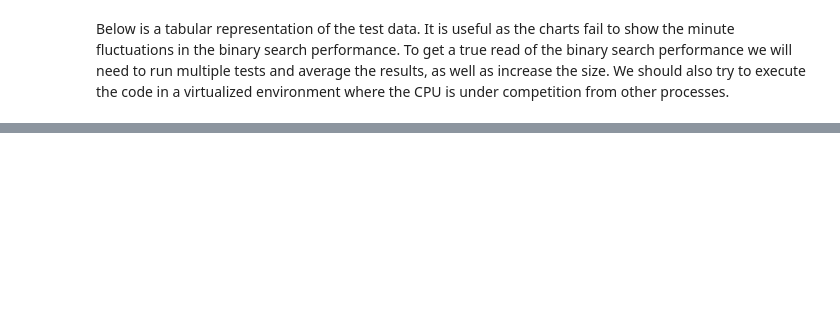
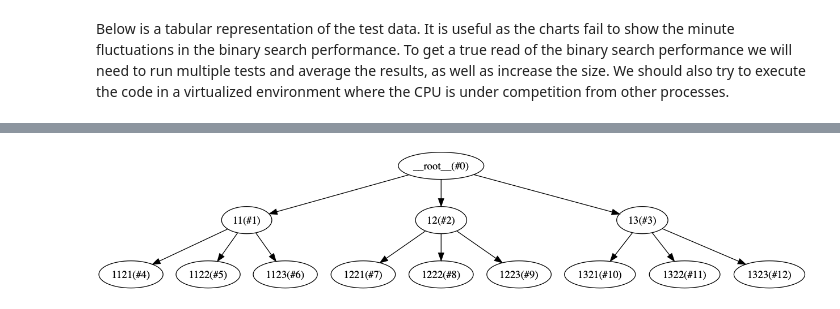
Before and after one commit to dannyavni/MSDS_432, a Jupyter notebook: DanAvni_mp6.ipynb, the cells around one changed output, grey strips where cells are left out. Cells and saved outputs as stored; diff of their text form; code cells hidden in the pictures; blank space fills up the shorter version.

Commit message:
graph viz

```diff
--- a/DanAvni_mp6.ipynb
+++ b/DanAvni_mp6.ipynb
@@ -145,0 +150,44 @@ plt.show()
+# %%
+#prepare data
+def add_tree_children(tree, item, count, level):
+    if level == 2:
+        tree[item] = []
+        return
+
+    tree[item] = []
+
+    for child in range(1, count+1):
+        child_item = '{}{}{}'.format(item if item != "__root__" else "", level+1, child)
+        tree[item].append(child_item)
+        add_tree_children(tree, child_item, count, level+1)
+
+tree = {}
+
+add_tree_children(tree, '__root__', 3, 0)
+# %%
+def breadth_first_traverse(tree):
+    step = 0
+    search_queue = deque(['__root__'])
+    # This set is how you keep track of which items you've searched before.
+    searched = set()
+    output   = ""
+    while search_queue:
+        cur_item = search_queue.popleft()
+        # Only search this item if you haven't already searched them.
+        if cur_item not in searched:
+            output += "{} [label=\"{}(#{})\"];".format(cur_item, cur_item, step)
+            for child in tree[cur_item]:
+                output += "{}->{};".format(cur_item, child)
+                search_queue.append(child)
+            # Marks this item as searched
+            step += 1
+            searched.add(cur_item)
+    return "digraph { " + output + "}";
+# %%
+tree_as_dot = breadth_first_traverse(tree)
+# %%
+graph = pdp.graph_from_dot_data(tree_as_dot)
+
+Image(graph.create_png())
+# %% [output]
+[figure, added]
```
Also changed, not shown: parts of 5 cells of this notebook, 1 other file.
